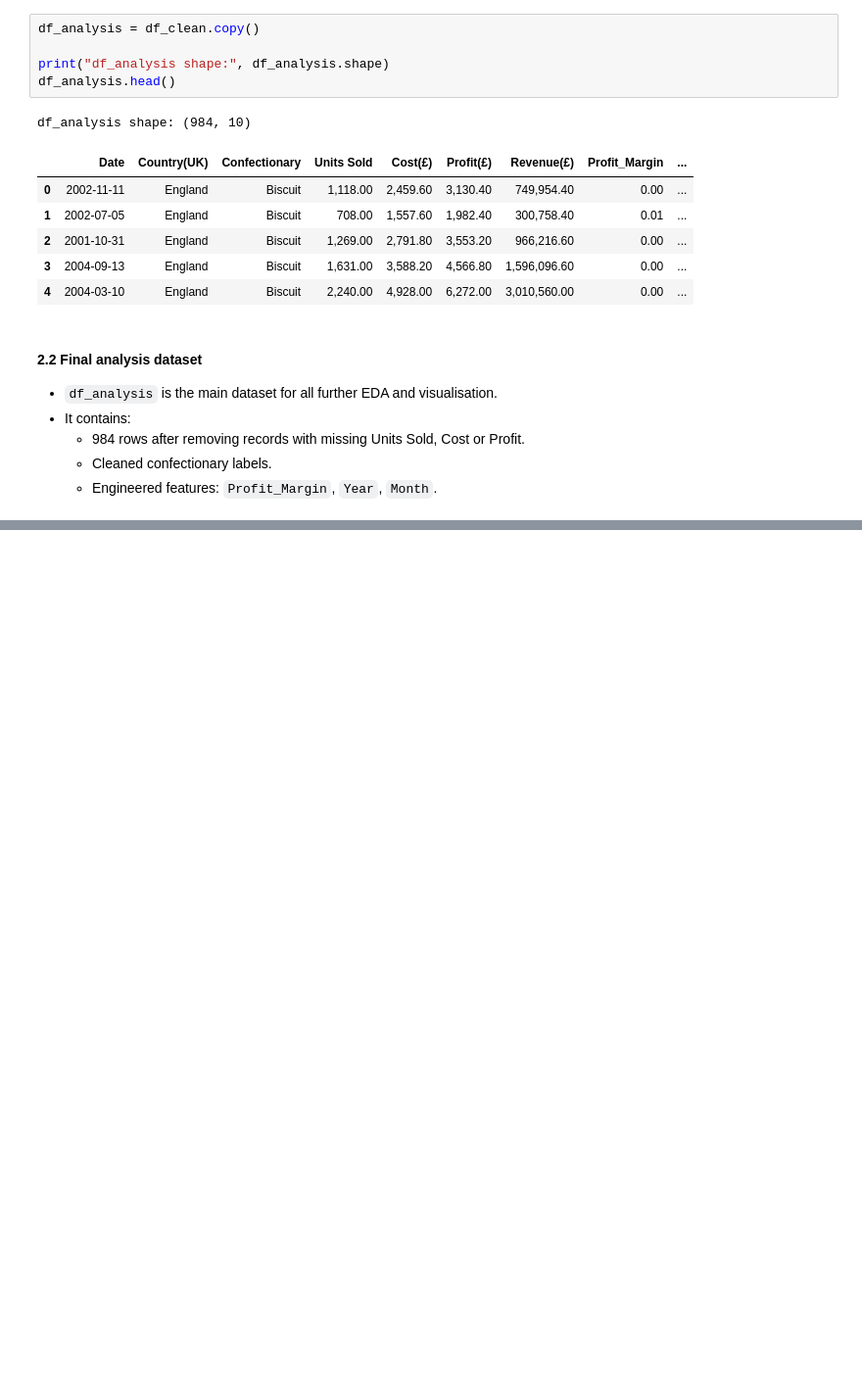
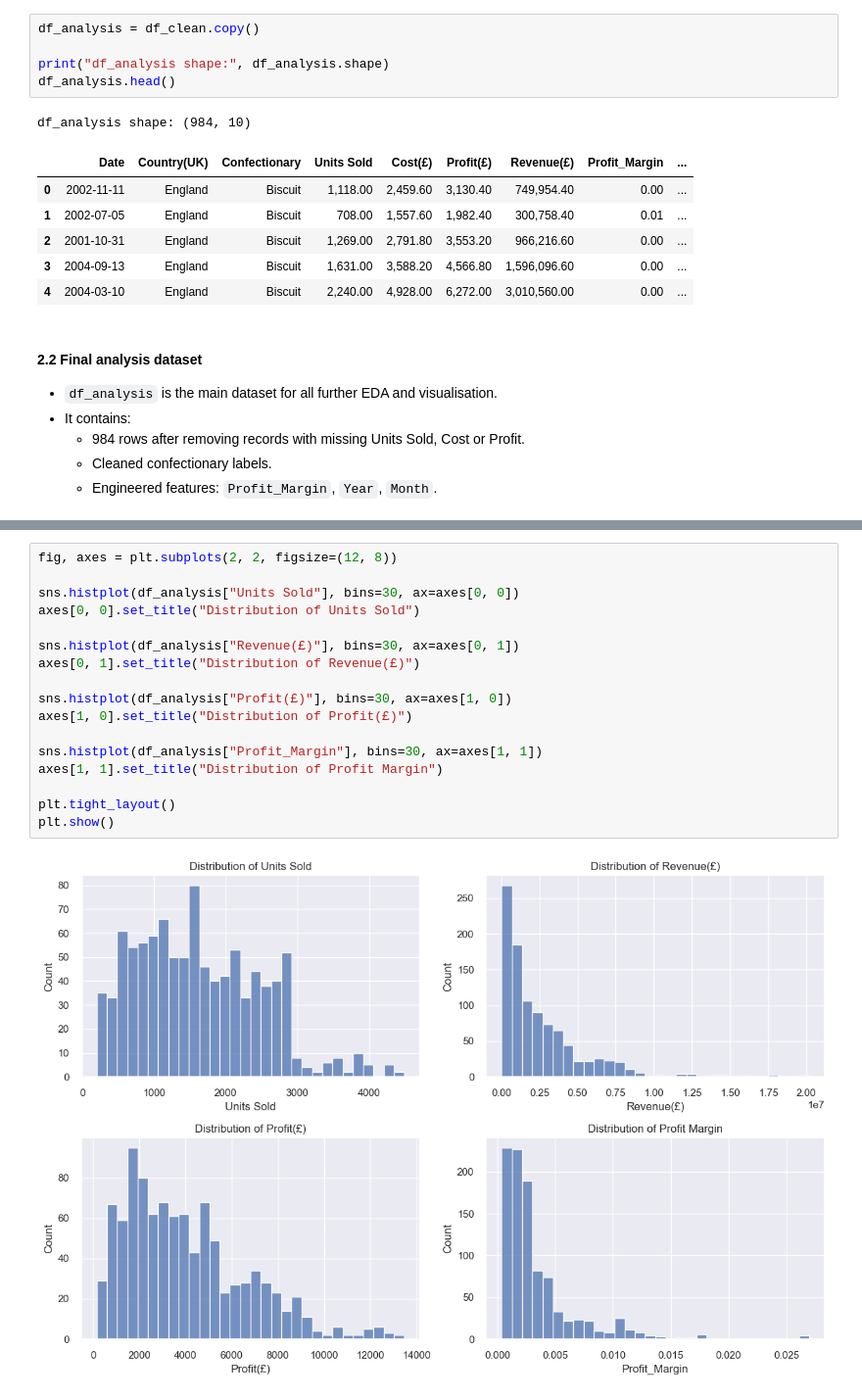
Before and after one commit to OmerTDK/confectionary-data-viz, a Jupyter notebook: main.ipynb, the cells around one changed output, grey strips where cells are left out. Shown at 98% size. Saved outputs shown, nothing was run; the diff lists cells and outputs as text; blank space fills up the shorter version.

Commit message:
Document 3.2.1 histogram insights for key metrics

```diff
--- a/main.ipynb
+++ b/main.ipynb
@@ -336,0 +408,19 @@ df_analysis shape: (984, 10)
+# %%
+fig, axes = plt.subplots(2, 2, figsize=(12, 8))
+
+sns.histplot(df_analysis["Units Sold"], bins=30, ax=axes[0, 0])
+axes[0, 0].set_title("Distribution of Units Sold")
+
+sns.histplot(df_analysis["Revenue(£)"], bins=30, ax=axes[0, 1])
+axes[0, 1].set_title("Distribution of Revenue(£)")
+
+sns.histplot(df_analysis["Profit(£)"], bins=30, ax=axes[1, 0])
+axes[1, 0].set_title("Distribution of Profit(£)")
+
+sns.histplot(df_analysis["Profit_Margin"], bins=30, ax=axes[1, 1])
+axes[1, 1].set_title("Distribution of Profit Margin")
+
+plt.tight_layout()
+plt.show()
+# %% [output]
+[figure, added]
```
Also changed, not shown: parts of 7 cells of this notebook.
